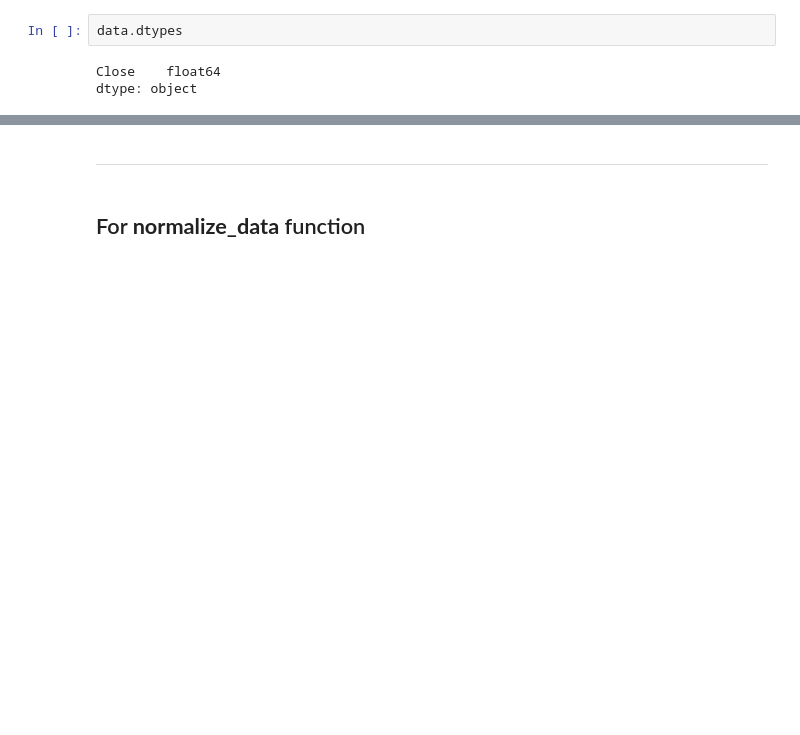
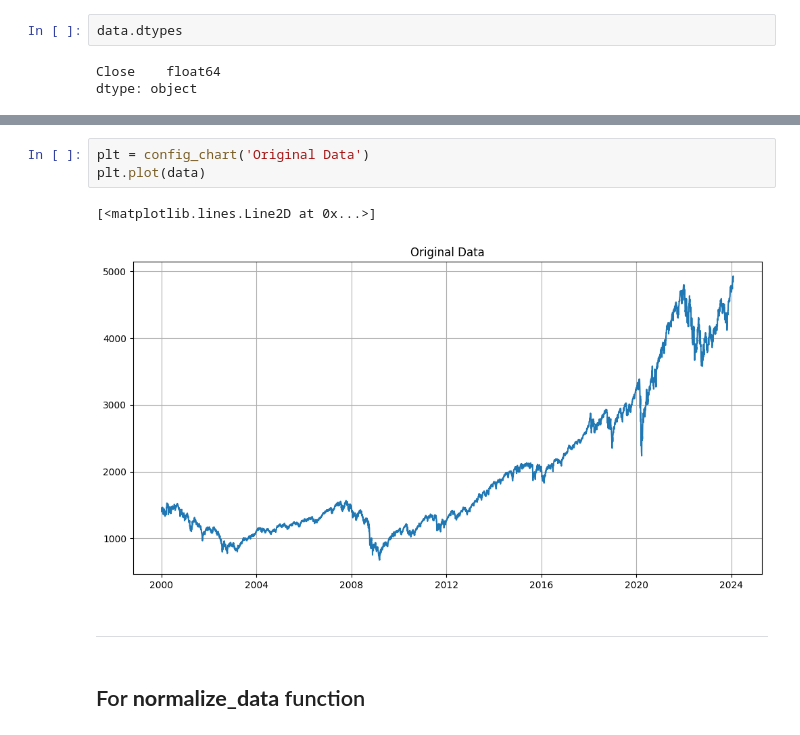
Before and after one commit to BoykoPetevBoev/Stock-Market-Prediction, a Jupyter notebook: src/models/lstm/lstm_normalize.ipynb, the cells around one changed output, grey strips where cells are left out. Cells and saved outputs as stored; diff of their text form; blank space fills up the shorter version.

```diff
--- a/src/models/lstm/lstm_normalize.ipynb
+++ b/src/models/lstm/lstm_normalize.ipynb
@@ -43,3 +37,9 @@ plot_chart_line(data, label='Price', title='Data')
+# %%
+plt = config_chart('Original Data')
+plt.plot(data)
+# %% [output]
+[<matplotlib.lines.Line2D at 0x...>]
+[figure, added]
 # %% [markdown]
 ---
 # %% [markdown]
```
Also changed, not shown: parts of 34 cells of this notebook, 1 other file.
